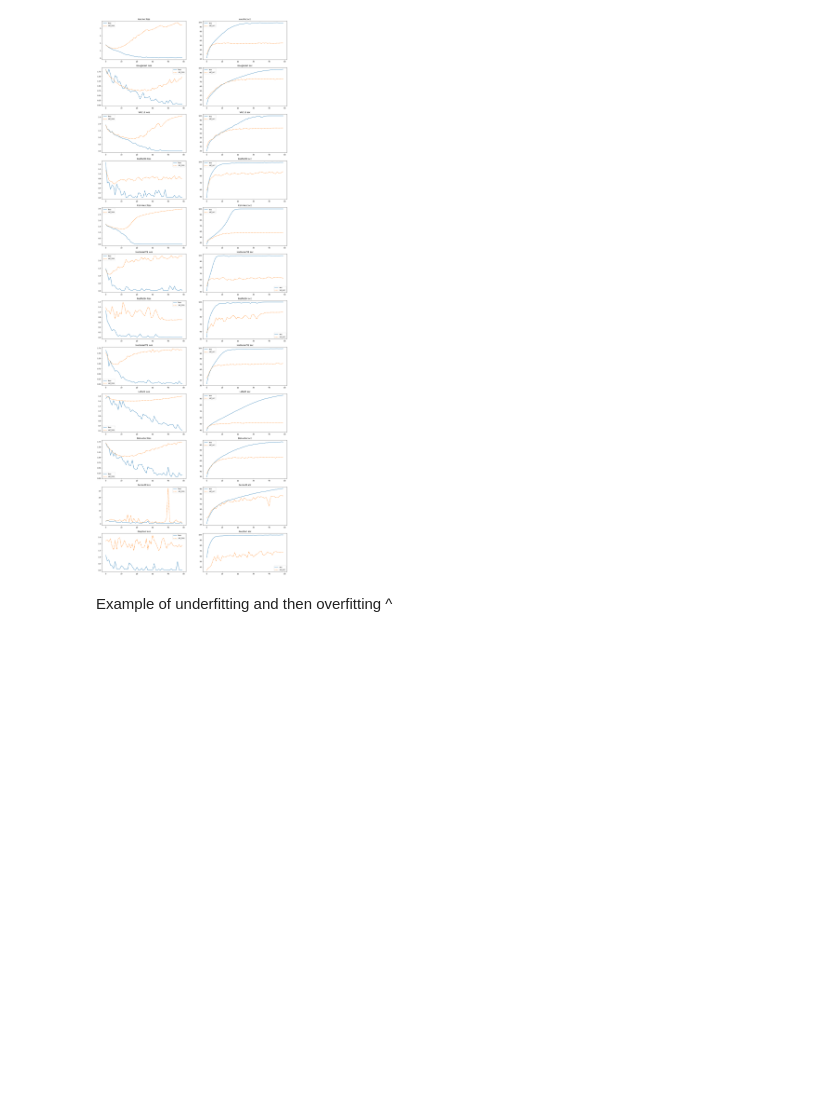
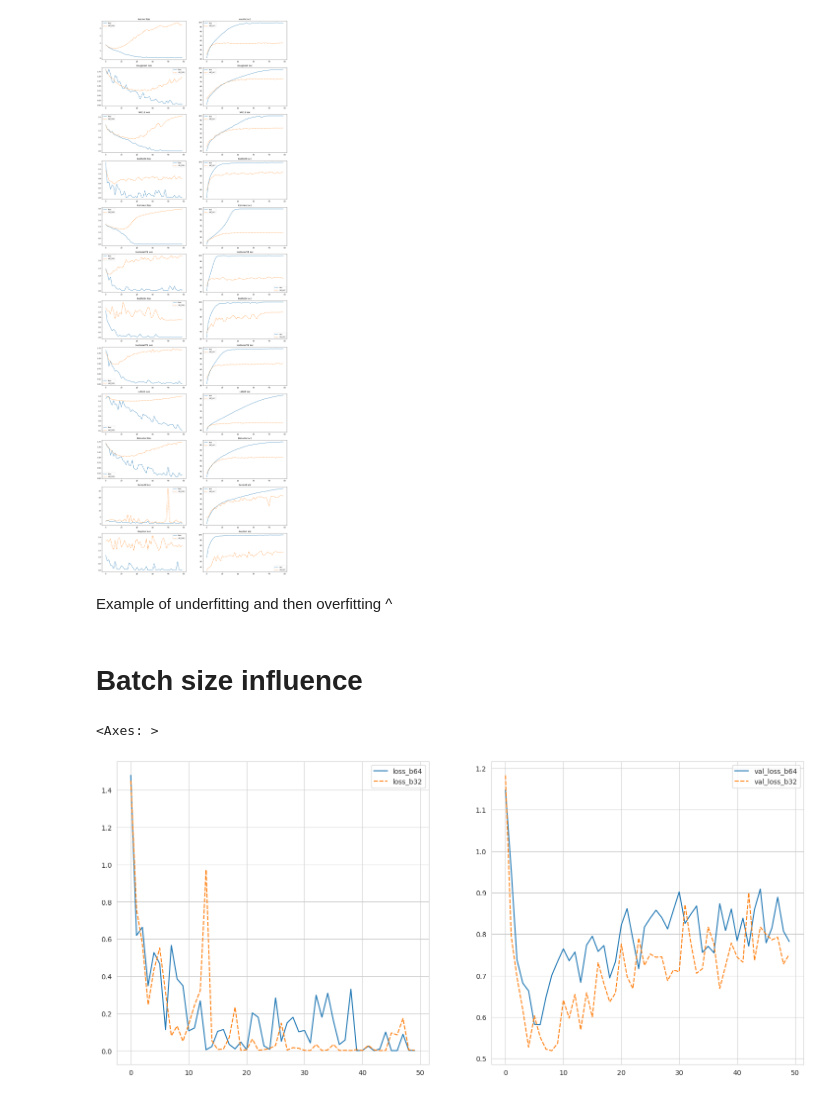
Before and after one commit to Rafkat/ComputerVisionTasks, a Jupyter notebook: trainings/cifar10/training_results.ipynb, the cells around one changed output. Drawn from its saved outputs; the diff is of its cells as text; code cells hidden in the pictures; blank space fills up the shorter version.

```diff
--- a/trainings/cifar10/training_results.ipynb
+++ b/trainings/cifar10/training_results.ipynb
@@ -19,3 +19,18 @@ for (i, (log_file, log_name)) in enumerate(log_files):
 [figure]
 # %% [markdown]
 Example of underfitting and then overfitting ^
+# %% [markdown]
+# Batch size influence
+# %%
+log_file_b32 = pd.read_csv('logs/ResNet50_history_batch_reduced.csv')
+log_file_b64 = pd.read_csv('logs/ResNet50_history.csv')
+
+log_file_b32.rename(columns={column_name: column_name + '_b32' for column_name in log_file_b32.columns}, inplace=True)
+log_file_b64.rename(columns={column_name: column_name + '_b64' for column_name in log_file_b64.columns}, inplace=True)
+# %%
+fig, ax = plt.subplots(figsize=(18, 8), nrows=1, ncols=2)
+sns.lineplot([log_file_b64['loss_b64'], log_file_b32['loss_b32']], ax=ax[0], legend=True)
+sns.lineplot([log_file_b64['val_loss_b64'], log_file_b32['val_loss_b32']], ax=ax[1])
+# %% [output]
+<Axes: >
+[figure, added]
```
Also changed, not shown: 3 other files.
